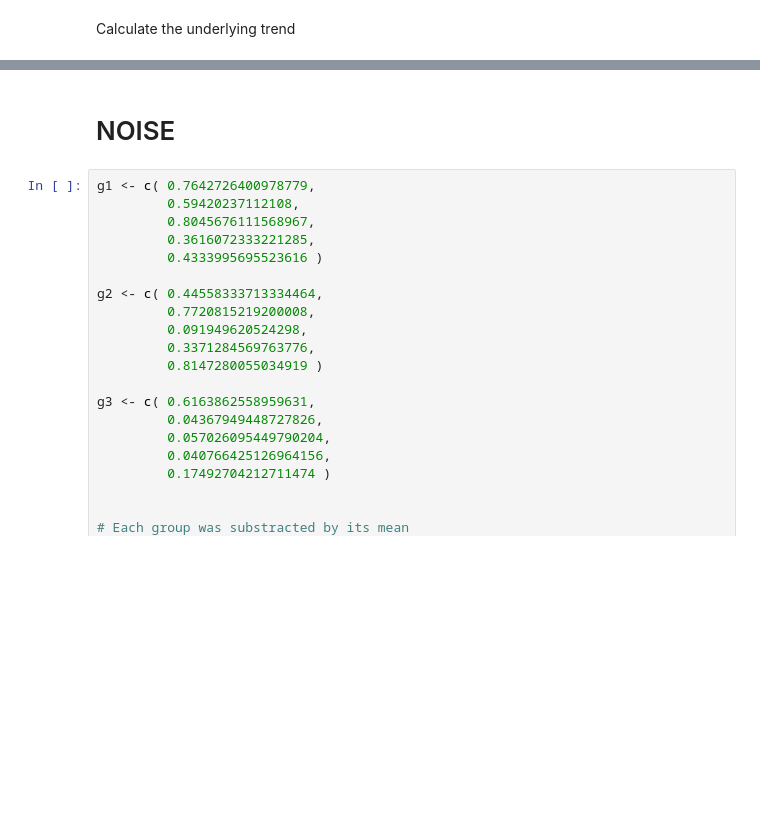
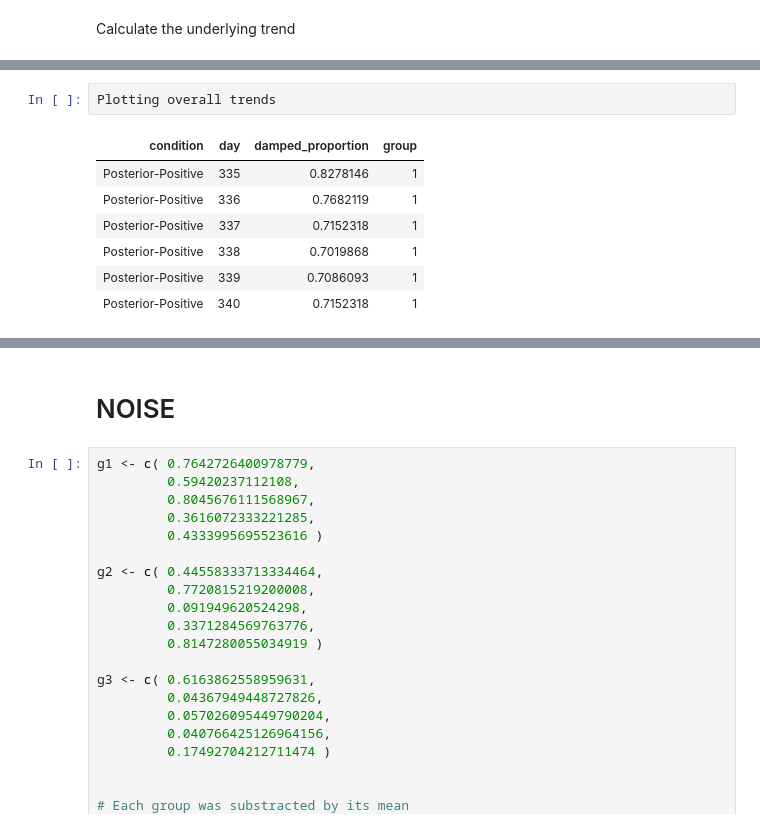
Before and after one commit to ericschulz/compforca, a Jupyter notebook: Data analysis/Catmull-Rom Analysis.ipynb, the cells around one changed output, grey strips where cells are left out. Drawn from its saved outputs; the diff is of its cells as text; blank space fills up the shorter version.

```diff
--- a/Data analysis/Catmull-Rom Analysis.ipynb
+++ b/Data analysis/Catmull-Rom Analysis.ipynb
@@ -532,0 +756,10 @@ png
+# %%
+Plotting overall trends
+# %% [output]
+| condition | day | damped_proportion | group |
+| Posterior-Positive | 335 | 0.8278146 | 1 |
+| Posterior-Positive | 336 | 0.7682119 | 1 |
+| Posterior-Positive | 337 | 0.7152318 | 1 |
+| Posterior-Positive | 338 | 0.7019868 | 1 |
+| Posterior-Positive | 339 | 0.7086093 | 1 |
+| Posterior-Positive | 340 | 0.7152318 | 1 |
```
Also changed, not shown: parts of 35 cells of this notebook, 4 other files.
